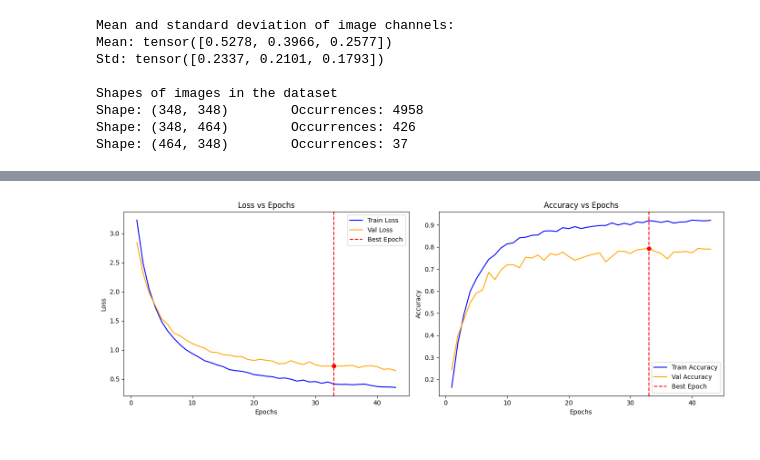
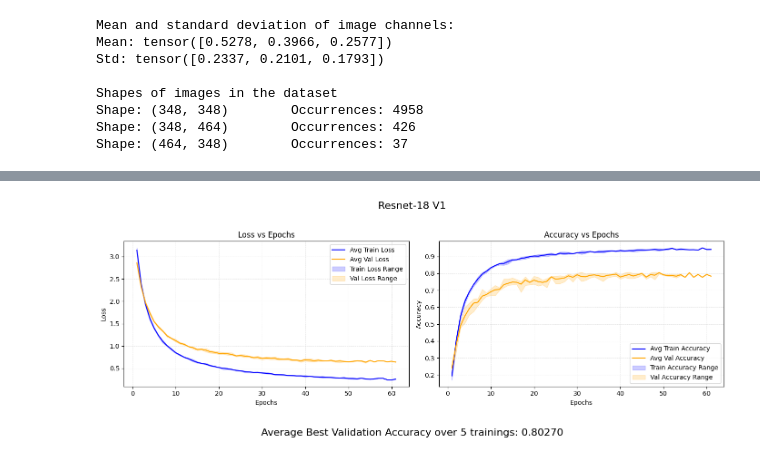
Before and after one commit to GianM0027/Groceries-Detection, a Jupyter notebook: main_notebook.ipynb, the cells around one changed output, grey strips where cells are left out. Cells and saved outputs as stored; diff of their text form; code cells hidden in the pictures.

```diff
--- a/main_notebook.ipynb
+++ b/main_notebook.ipynb
@@ -301,7 +275,6 @@ Validation set - No augmentation is applied to the validation data to ensure con
 transform_train = transforms.Compose([
     transforms.RandomResizedCrop(config["crop_size"]),
     transforms.RandomHorizontalFlip(),
-    transforms.RandomVerticalFlip(),
     transforms.ToTensor(),
     transforms.Normalize(config["global_mean"], config["global_std"])
 ])
@@ -313,5 +286,5 @@ transform_val = transforms.Compose([
 ])
 
 
-train_set = GroceryStoreDataset("train", transform=transform_train)
-val_set = GroceryStoreDataset("val", transform=transform_val)
+training_set = GroceryStoreDataset("train", transform=transform_train)
+validation_set = GroceryStoreDataset("val", transform=transform_val)
@@ -699,7 +727,7 @@ def set_requires_grad(layer: torch.nn.Module, train: bool):
     for p in layer.parameters():
         p.requires_grad = train
 
-def get_resnet18(num_classes: int, weights: ResNet18_Weights):
+def get_resnet18(num_classes: int, weights: ResNet18_Weights, unfreeze_last_layer: bool = False):
     model = resnet18(weights=weights)
 
     model.fc = nn.Linear(model.fc.in_features, num_classes)
@@ -709,13 +737,12 @@ def get_resnet18(num_classes: int, weights: ResNet18_Weights):
     set_requires_grad(model.layer1, False)
     set_requires_grad(model.layer2, False)
     set_requires_grad(model.layer3, False)
-    set_requires_grad(model.layer4, False)
+    set_requires_grad(model.layer4, unfreeze_last_layer)
 
     return model
 
 resnet18_v1 = get_resnet18(num_classes=43, weights=ResNet18_Weights.IMAGENET1K_V1)
-resnet18_v1 = resnet18_v1.to(device)
-summary(resnet18_v1, input_size=(3, config["crop_size"], config["crop_size"]))
+summary(resnet18_v1.to(device), input_size=(3, config["crop_size"], config["crop_size"]), batch_size=config["batch_size"])
 # %% [output]
 ----------------------------------------------------------------
         Layer (type)               Output Shape         Param #
@@ -736,11 +763,17 @@ Estimated Total Size (MB): 158.00
 ----------------------------------------------------------------
 # %%
-train_losses_resnet_v1, val_losses_resnet_v1, train_acc_resnet_v1, val_acc_resnet_v1, best_epoch_resnet_v1 = train_and_validate(resnet18_v1,
-                                                                                             train_set.get_dataloader(config["batch_size"], shuffle=True),
-                                                                                             val_set.get_dataloader(config["batch_size"], shuffle=False),
-                                                                                             criterion=nn.CrossEntropyLoss(),
-                                                                                             optimizer=optim.Adam(resnet18_v1.parameters(), lr=config["learning_rate"]),
-                                                                                             n_epochs=config["num_epochs"],
-                                                                                             device=device,
-                                                                                             patience=config["patience"],
-                                                                                             model_name="resnet18_v1")
+results_resnet_v1 = {"train_losses": [], "val_losses": [], "train_accuracies": [], "val_accuracies": [], "best_epoch": []}
+
+for training in tqdm(range(config["num_trainings"]), desc="Training"):
+    train_losses, val_losses, train_acc, val_acc, best_epoch = train_and_validate(resnet18_v1, model_name="resnet_v1", verbose=False)
+
+    results_resnet_v1["train_losses"].append(train_losses)
+    results_resnet_v1["val_losses"].append(val_losses)
+    results_resnet_v1["train_accuracies"].append(train_acc)
+    results_resnet_v1["val_accuracies"].append(val_acc)
+    results_resnet_v1["best_epoch"].append(best_epoch)
+
+    resnet18_v1 = get_resnet18(num_classes=43, weights=ResNet18_Weights.IMAGENET1K_V1)
+
+with open(os.path.join("results", "resnet_v1.json"), 'w') as json_file:
+    json.dump(results_resnet_v1, json_file, indent=4)
@@ -765,5 +780,5 @@ Early stopping triggered. Best validation accuracy of 0.793919 found at epoch 33
 # %%
-plot_training_results(train_losses_resnet_v1, val_losses_resnet_v1, train_acc_resnet_v1, val_acc_resnet_v1, best_epoch_resnet_v1)
+plot_training_multiple_results(results_resnet_v1, title="Resnet-18 V1")
 # %% [output]
-[figure, old version]
+[figure, new version]
 # %% [markdown]
```
Also changed, not shown: parts of 37 cells of this notebook.
